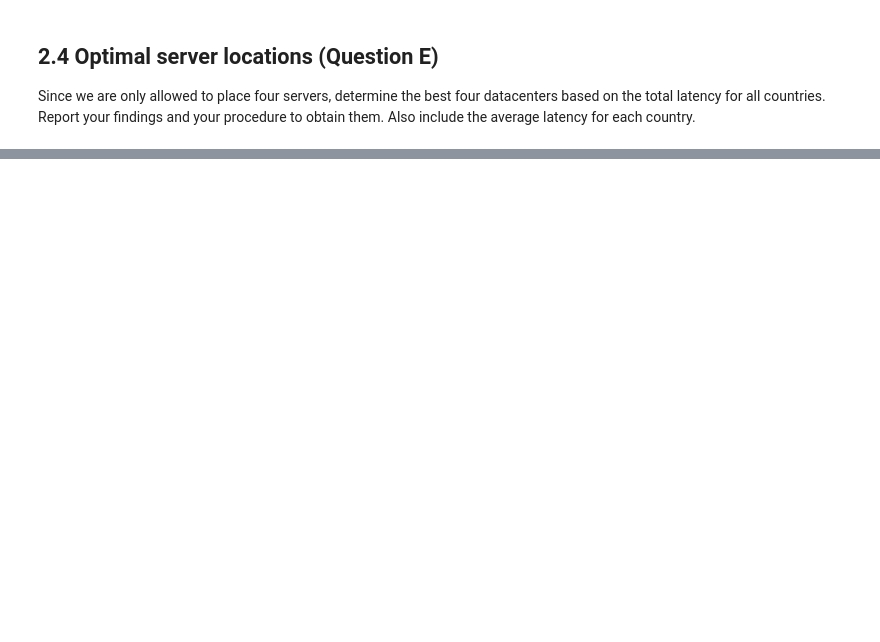
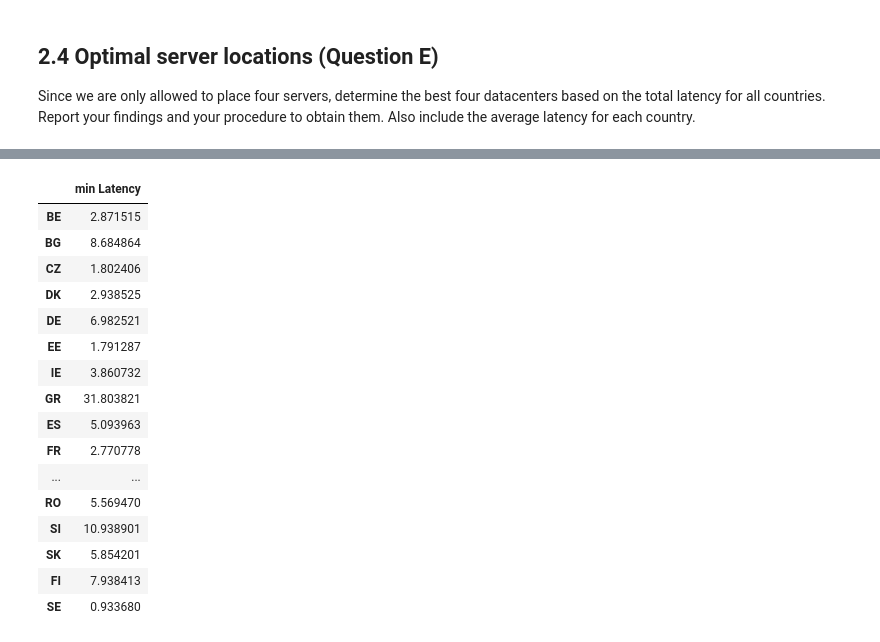
Before and after one commit to eboateng/FoDA, a Jupyter notebook: Assignment 2/Assignment 2.ipynb, the cells around one changed output, grey strips where cells are left out. Saved outputs shown, nothing was run; the diff lists cells and outputs as text; code cells hidden in the pictures; blank space fills up the shorter version.

```diff
--- a/Assignment 2/Assignment 2.ipynb
+++ b/Assignment 2/Assignment 2.ipynb
@@ -666 +735,28 @@ Average latency from this set: 6.317294178495039
+# %%
+#Select 4 ASNs from matrix
+ASN_Country_Matrix_Optimal_df = ASN_Country_Matrix_df[list(ASNCombinations[CombinationIndex])]
+
+#Show minimal average latency to each country with 4 optimal locations
+min_latency_s = ASN_Country_Matrix_df.min(axis = 1)
+min_latency_df = pd.Series.to_frame(min_latency_s, 'min Latency')
+min_latency_df.index = EU_list
+min_latency_df
+# %% [output]
+|  | min Latency |
+| BE | 2.871515 |
+| BG | 8.684864 |
+| CZ | 1.802406 |
+| DK | 2.938525 |
+| DE | 6.982521 |
+| EE | 1.791287 |
+| IE | 3.860732 |
+| GR | 31.803821 |
+| ES | 5.093963 |
+| FR | 2.770778 |
+| ... | ... |
+| RO | 5.569470 |
+| SI | 10.938901 |
+| SK | 5.854201 |
+| FI | 7.938413 |
+| SE | 0.933680 |
 # %% [markdown]
```
Also changed, not shown: parts of 54 cells of this notebook, 4 other files.
